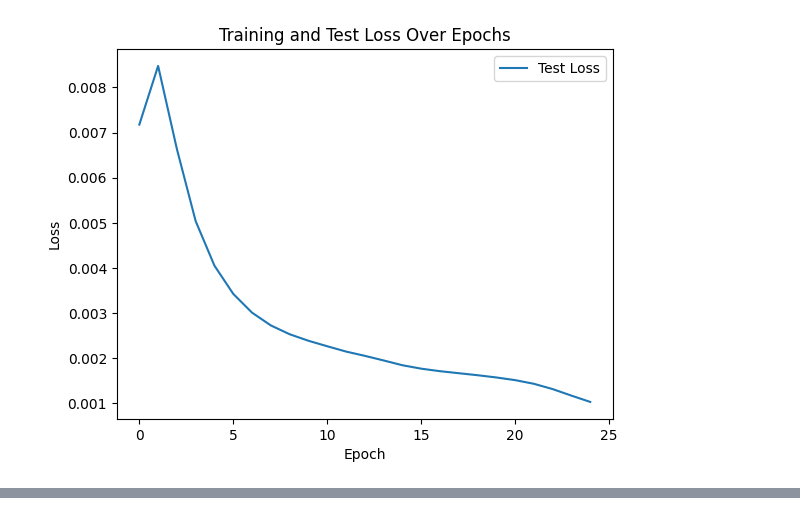
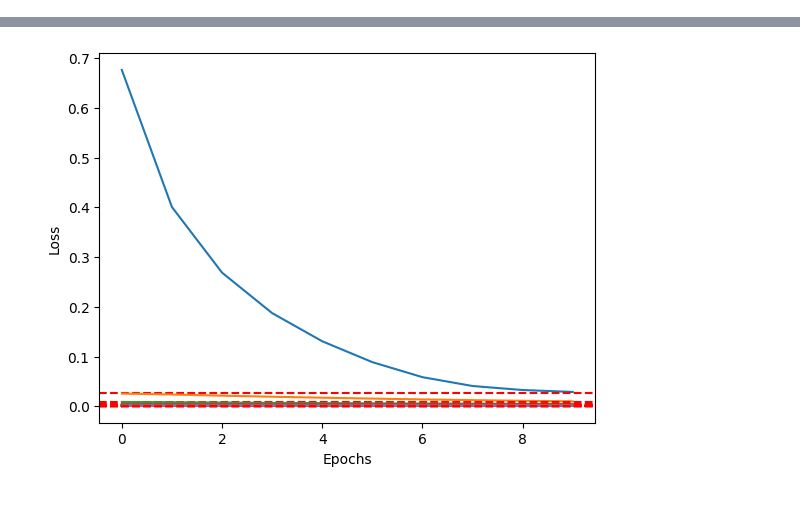
Before and after one commit to WenyiYao/cryptocurrency, a Jupyter notebook: lstm.ipynb, the cells around one changed output, grey strips where cells are left out. Saved outputs shown, nothing was run; the diff lists cells and outputs as text; code cells hidden in the pictures.

```diff
--- a/lstm.ipynb
+++ b/lstm.ipynb
@@ -73,7 +78,7 @@ def create_dataset(dataset, look_back=1):
     for i in range(len(dataset)-look_back-1):
         a = dataset[i:(i+look_back)]
         dataX.append(a)
-        dataY.append(dataset[i+1:(i+look_back+1),[0,1,7]]) #predict high, low, and close
+        dataY.append(dataset[i+look_back,[0,1,7]]) #predict high, low, and close
     return numpy.array(dataX), numpy.array(dataY)
 # %%
 train_size = int(len(dataset) * 0.7)
@@ -143,10 +100,29 @@ plt.show()
-# %%
-# Plot the test loss values
-plt.plot(test_loss_values, label='Test Loss')
-plt.title('Training and Test Loss Over Epochs')
-plt.xlabel('Epoch')
-plt.ylabel('Loss')
-plt.legend()
-plt.show()
-# %% [output]
-[figure, removed]
+# %%
+batch_size = 8
+model0 = Sequential()
+model0.add(LSTM(6, batch_input_shape=(batch_size, look_back, 8), stateful=True, return_sequences=False))
+model0.add(Dense(3))
+model0.compile(loss='mean_squared_error', optimizer='adam')
+# %%
+# Create a separate validation set
+validation_size = int(len(trainX) * 0.1)
+validation_size = (validation_size // batch_size) * batch_size
+validationX, validationY = trainX[-validation_size:], trainY[-validation_size:]
+trainX = trainX[:-validation_size]
+trainY = trainY[:-validation_size]
+
+for i in range(25):
+    history = model0.fit(trainX, trainY, epochs=10, batch_size=batch_size,
+                         verbose=2, shuffle=False)
+    model0.reset_states()
+
+    # Evaluate the model on the test set and store the test loss
+    test_loss = model0.evaluate(testX, testY, batch_size=batch_size)
+
+    # Draw the test loss
+    plt.plot(history.history['loss'], label='Training Loss')
+    #plt.plot(history.history['val_loss'], label='Validation Loss')
+    plt.axhline(y=test_loss, color='r', linestyle='--', label='Test Loss')
+    plt.xlabel('Epochs')
+    plt.ylabel('Loss')
+# %% [output]
@@ -153,3 +146,4 @@ plt.show()
+[figure, added]
 # %%
 model0.summary()
 # %% [output]
```
Also changed, not shown: parts of 21 cells of this notebook.
